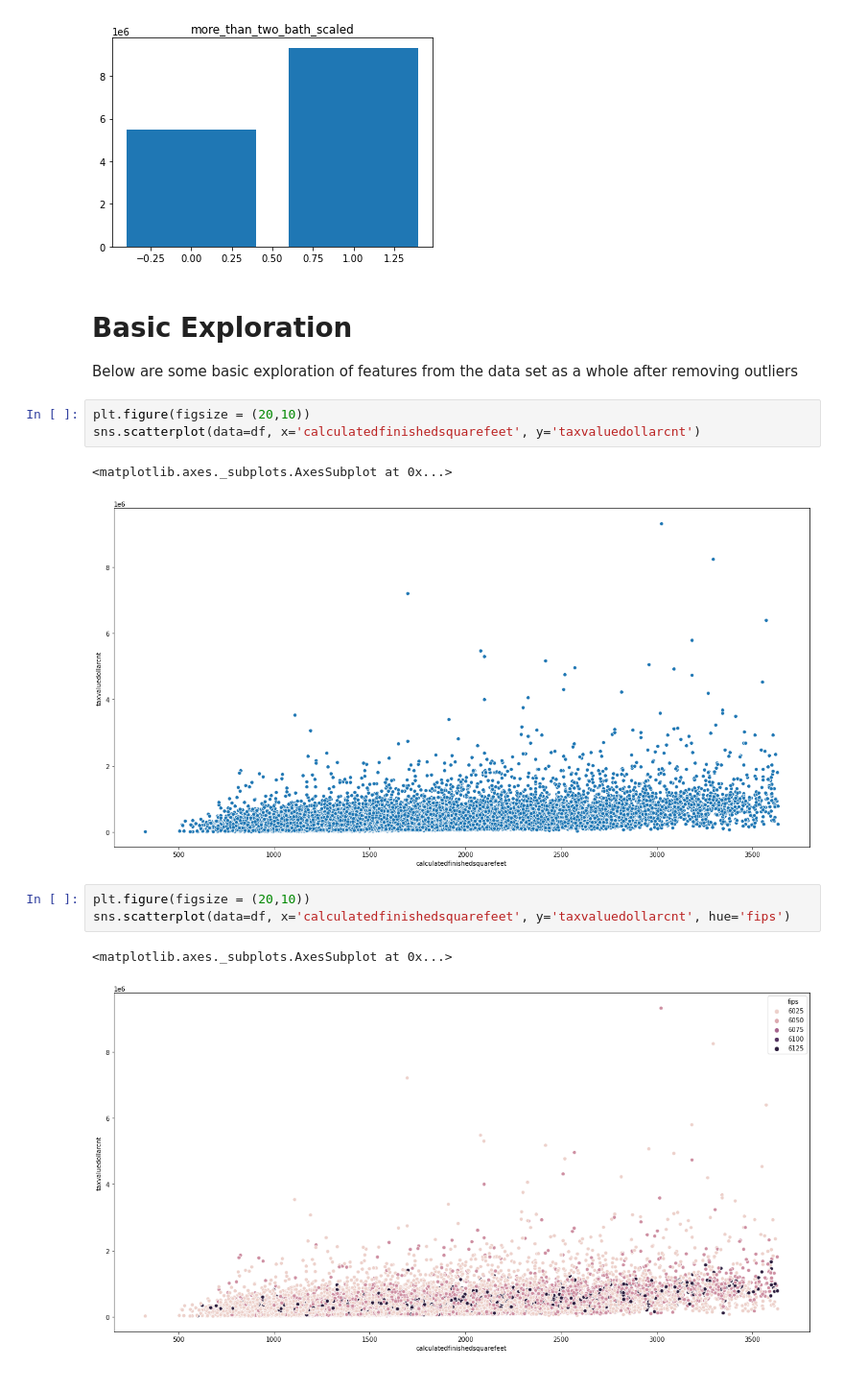
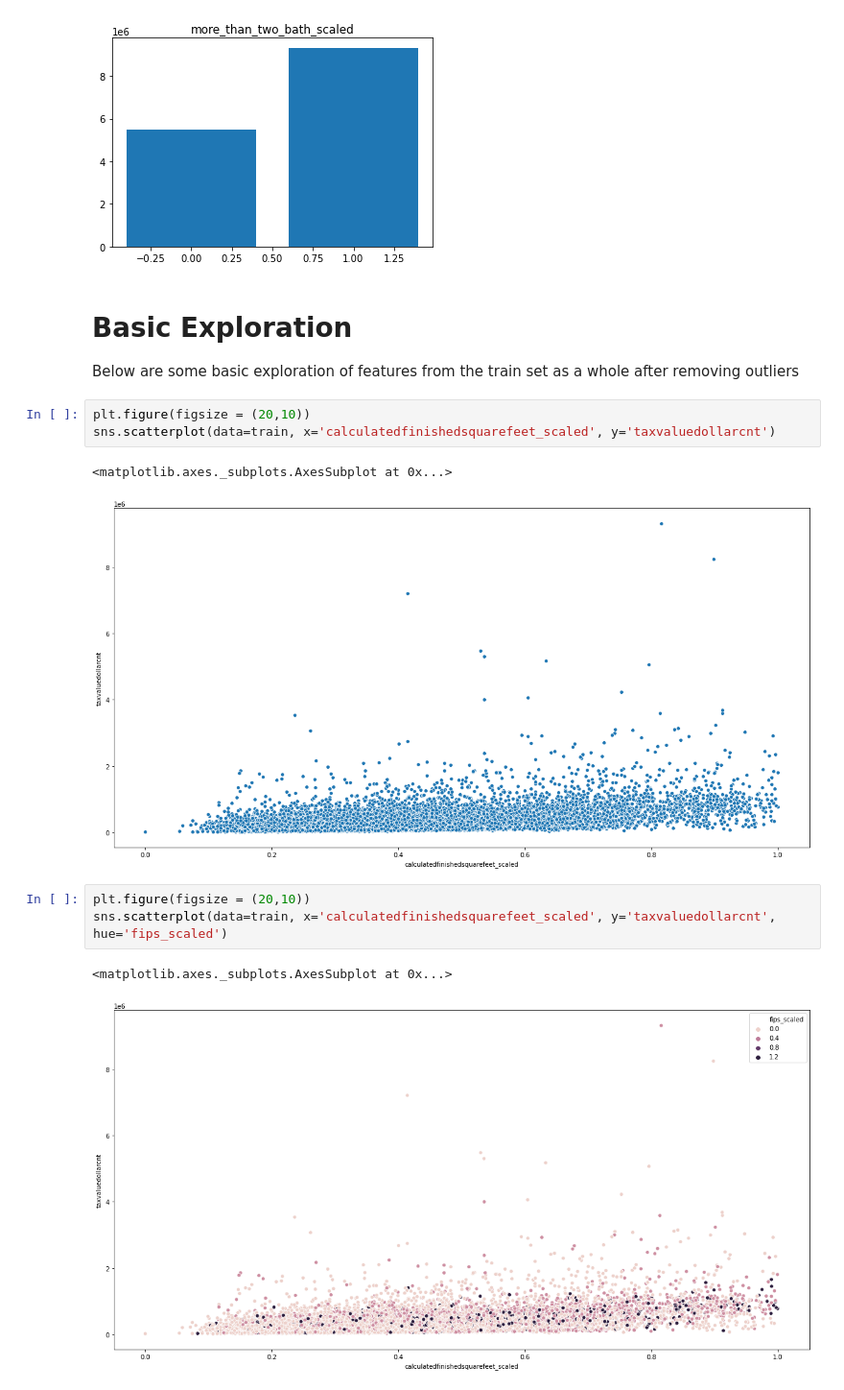
Before and after one commit to Robust-Analytics/zillow-project, a Jupyter notebook: tony_explore.ipynb, the cells around one changed output. Shown at 96% size. Cells and saved outputs as stored; diff of their text form.

```diff
--- a/tony_explore.ipynb
+++ b/tony_explore.ipynb
@@ -380,16 +380,16 @@ for col in columns:
 [figure]
 # %% [markdown]
 # Basic Exploration
-Below are some basic exploration of features from the data set as a whole after removing outliers
+Below are some basic exploration of features from the train set as a whole after removing outliers
 # %%
 plt.figure(figsize = (20,10))
-sns.scatterplot(data=df, x='calculatedfinishedsquarefeet', y='taxvaluedollarcnt')
+sns.scatterplot(data=train, x='calculatedfinishedsquarefeet_scaled', y='taxvaluedollarcnt')
 # %% [output]
 <matplotlib.axes._subplots.AxesSubplot at 0x...>
-[figure, old version]
+[figure, new version]
 # %%
 plt.figure(figsize = (20,10))
-sns.scatterplot(data=df, x='calculatedfinishedsquarefeet', y='taxvaluedollarcnt', hue='fips')
+sns.scatterplot(data=train, x='calculatedfinishedsquarefeet_scaled', y='taxvaluedollarcnt', hue='fips_scaled')
 # %% [output]
 <matplotlib.axes._subplots.AxesSubplot at 0x...>
-[figure, old version]
+[figure, new version]
```
Also changed, not shown: parts of 4 cells of this notebook.
